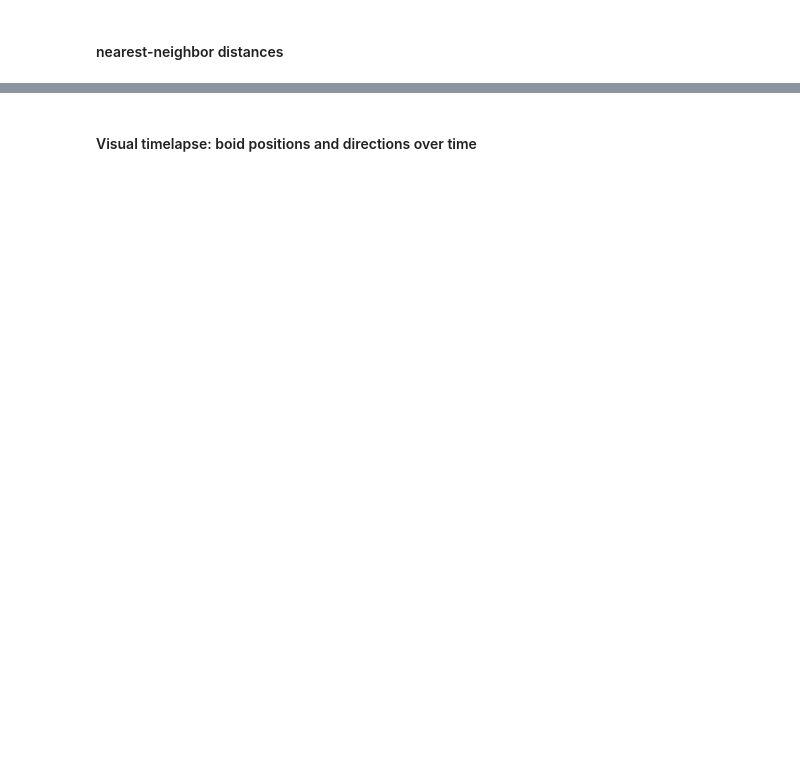
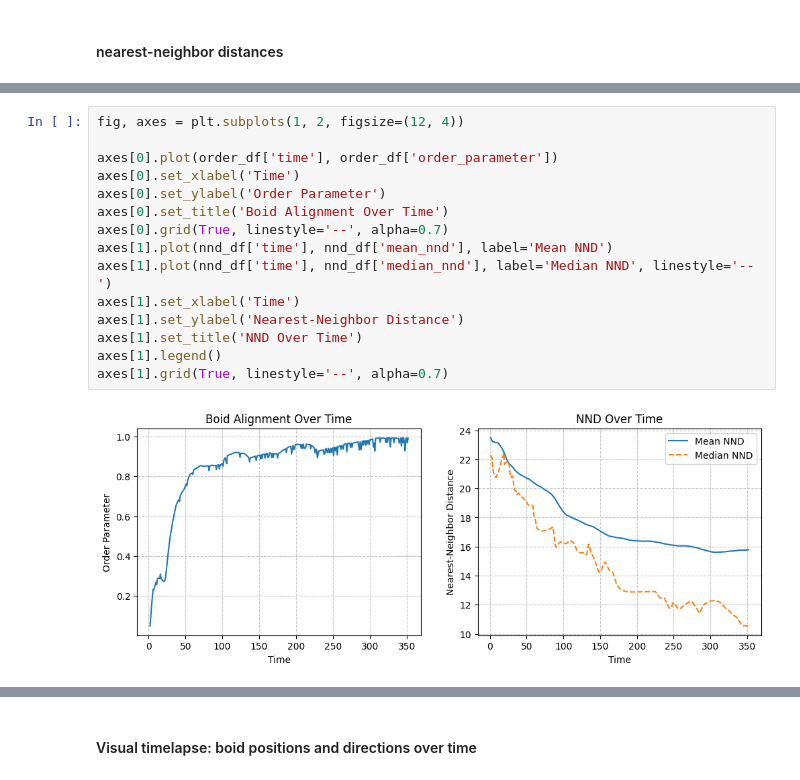
Before and after one commit to VictoriousGladiator/NaturalComputing, a Jupyter notebook: A3/si-exercises/exercise_boids/analysis/metrics.ipynb, the cells around one changed output, grey strips where cells are left out. Cells and saved outputs as stored; diff of their text form; blank space fills up the shorter version.

```diff
--- a/A3/si-exercises/exercise_boids/analysis/metrics.ipynb
+++ b/A3/si-exercises/exercise_boids/analysis/metrics.ipynb
@@ -138,0 +139,17 @@ plt.show()
+# %%
+fig, axes = plt.subplots(1, 2, figsize=(12, 4))
+
+axes[0].plot(order_df['time'], order_df['order_parameter'])
+axes[0].set_xlabel('Time')
+axes[0].set_ylabel('Order Parameter')
+axes[0].set_title('Boid Alignment Over Time')
+axes[0].grid(True, linestyle='--', alpha=0.7)
+axes[1].plot(nnd_df['time'], nnd_df['mean_nnd'], label='Mean NND')
+axes[1].plot(nnd_df['time'], nnd_df['median_nnd'], label='Median NND', linestyle='--')
+axes[1].set_xlabel('Time')
+axes[1].set_ylabel('Nearest-Neighbor Distance')
+axes[1].set_title('NND Over Time')
+axes[1].legend()
+axes[1].grid(True, linestyle='--', alpha=0.7)
+# %% [output]
+[figure, added]
```
Also changed, not shown: parts of 9 cells of this notebook, 10 other files.
